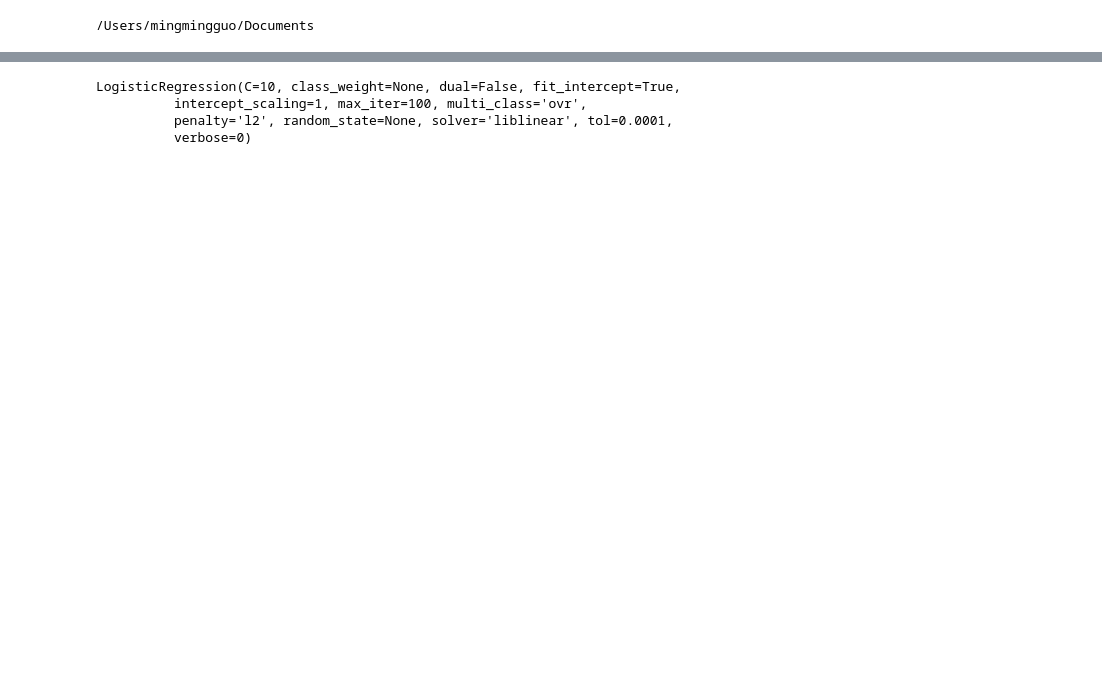
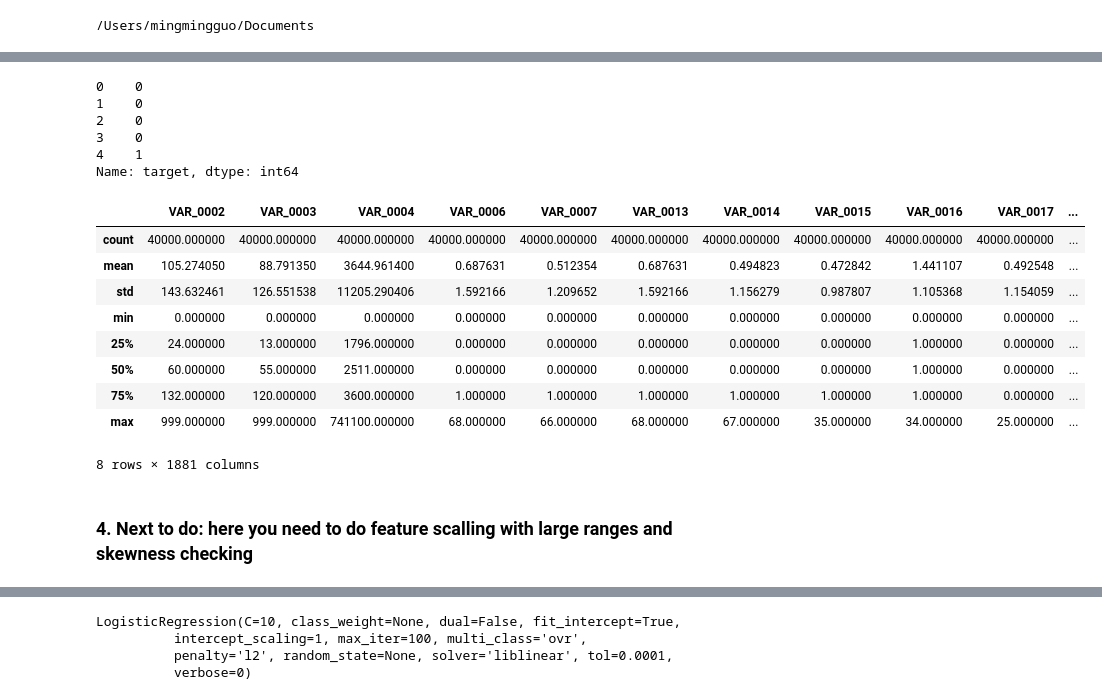
Before and after one commit to beervalley/Data-Science-Intensive, a Jupyter notebook: Kaggle_Capstone_Project/Market_Response_Project.ipynb, the cells around one changed output, grey strips where cells are left out. Drawn from its saved outputs; the diff is of its cells as text; code cells hidden in the pictures; blank space fills up the shorter version.

```diff
--- a/Kaggle_Capstone_Project/Market_Response_Project.ipynb
+++ b/Kaggle_Capstone_Project/Market_Response_Project.ipynb
@@ -10,0 +138,2 @@ cd Documents
+# %%
+data_num = data_num[:40000]
@@ -10,0 +146,5 @@ cd Documents
+# %%
+# Filling the numercial missing values with mean
+data_num = data_num.fillna(data_num.mean())
+data_num = data_num.fillna(0)
+data_num.head()
@@ -10,0 +159,27 @@ cd Documents
+# %%
+# Filling the target missing values with 0
+target_train = target
+target_train = target_train.fillna(0)
+target_train.head()
+# %% [output]
+0    0
+1    0
+2    0
+3    0
+4    1
+Name: target, dtype: int64
+# %%
+data_num.describe()
+# %% [output]
+|  | VAR_0002 | VAR_0003 | VAR_0004 | VAR_0006 | VAR_0007 | VAR_0013 | VAR_0014 | VAR_0015 | VAR_0016 | VAR_0017 | ... |
+| count | 40000.000000 | 40000.000000 | 40000.000000 | 40000.000000 | 40000.000000 | 40000.000000 | 40000.000000 | 40000.000000 | 40000.000000 | 40000.000000 | ... |
+| mean | 105.274050 | 88.791350 | 3644.961400 | 0.687631 | 0.512354 | 0.687631 | 0.494823 | 0.472842 | 1.441107 | 0.492548 | ... |
+| std | 143.632461 | 126.551538 | 11205.290406 | 1.592166 | 1.209652 | 1.592166 | 1.156279 | 0.987807 | 1.105368 | 1.154059 | ... |
+| min | 0.000000 | 0.000000 | 0.000000 | 0.000000 | 0.000000 | 0.000000 | 0.000000 | 0.000000 | 0.000000 | 0.000000 | ... |
+| 25% | 24.000000 | 13.000000 | 1796.000000 | 0.000000 | 0.000000 | 0.000000 | 0.000000 | 0.000000 | 1.000000 | 0.000000 | ... |
+| 50% | 60.000000 | 55.000000 | 2511.000000 | 0.000000 | 0.000000 | 0.000000 | 0.000000 | 0.000000 | 1.000000 | 0.000000 | ... |
+| 75% | 132.000000 | 120.000000 | 3600.000000 | 1.000000 | 1.000000 | 1.000000 | 1.000000 | 1.000000 | 1.000000 | 0.000000 | ... |
+| max | 999.000000 | 999.000000 | 741100.000000 | 68.000000 | 66.000000 | 68.000000 | 67.000000 | 35.000000 | 34.000000 | 25.000000 | ... |
+8 rows × 1881 columns
+# %% [markdown]
+### 4. Next to do: here you need to do feature scalling with large ranges and skewness checking
```
Also changed, not shown: parts of 57 cells of this notebook.
